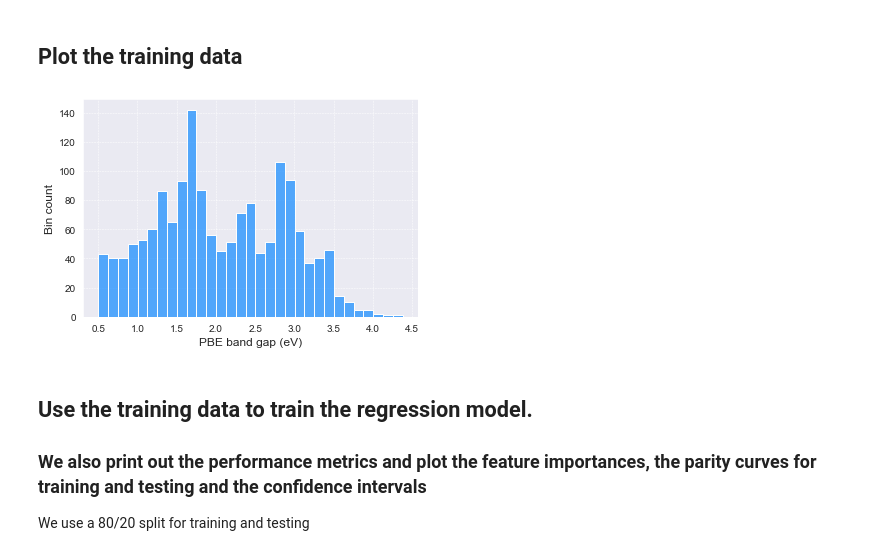
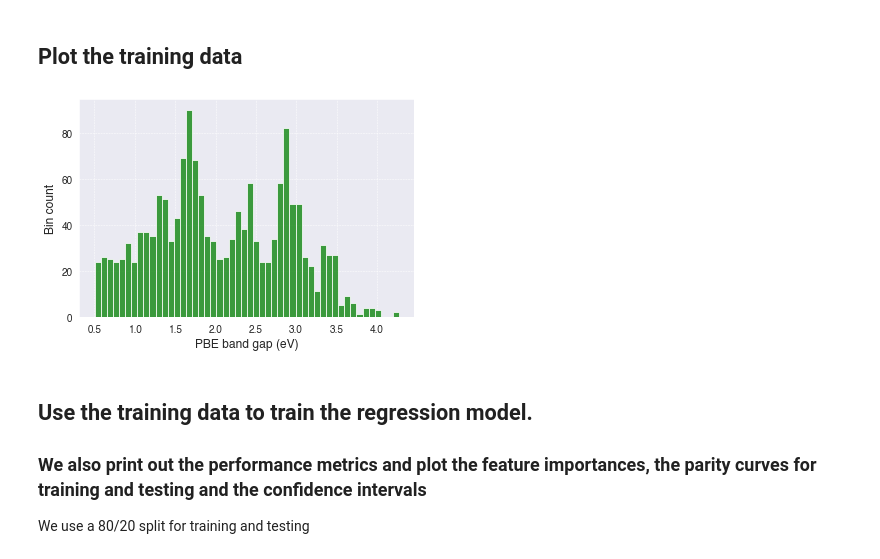
Before and after one commit to anjanatalapatra/perovskite_oxide_discovery, a Jupyter notebook: perovmldis.ipynb, the cells around one changed output. Saved outputs shown, nothing was run; the diff lists cells and outputs as text; code cells hidden in the pictures.

```diff
--- a/perovmldis.ipynb
+++ b/perovmldis.ipynb
@@ -119,17 +95,16 @@ bandgap_training_data = en.create_bandgap_regression_training_data(training_comp
 ## Plot the training data
 # %%
 import matplotlib.pyplot as plt
-import seaborn as sns
 import pandas as pd
 plot_data = pd.DataFrame(bandgap_training_data)
 fig, ax = plt.subplots()
-b = sns.histplot(data=plot_data, x="PBE_band_gap",binwidth=0.125,color='dodgerblue',edgecolor="white")
-b.tick_params(labelsize=10)
+x = plot_data['PBE_band_gap'].values
+n, bins, patches = plt.hist(x, 50, facecolor='g', alpha=0.75)
 plt.xlabel('PBE band gap (eV)',fontsize=12)
 plt.ylabel('Bin count',fontsize=12)
 plt.grid(linestyle='--', linewidth='0.5')
 # %% [output]
-[figure, old version]
+[figure, new version]
 # %% [markdown]
 ##  Use the training data to train the regression model.
 
```
Also changed, not shown: parts of 14 cells of this notebook, 3 other files.
